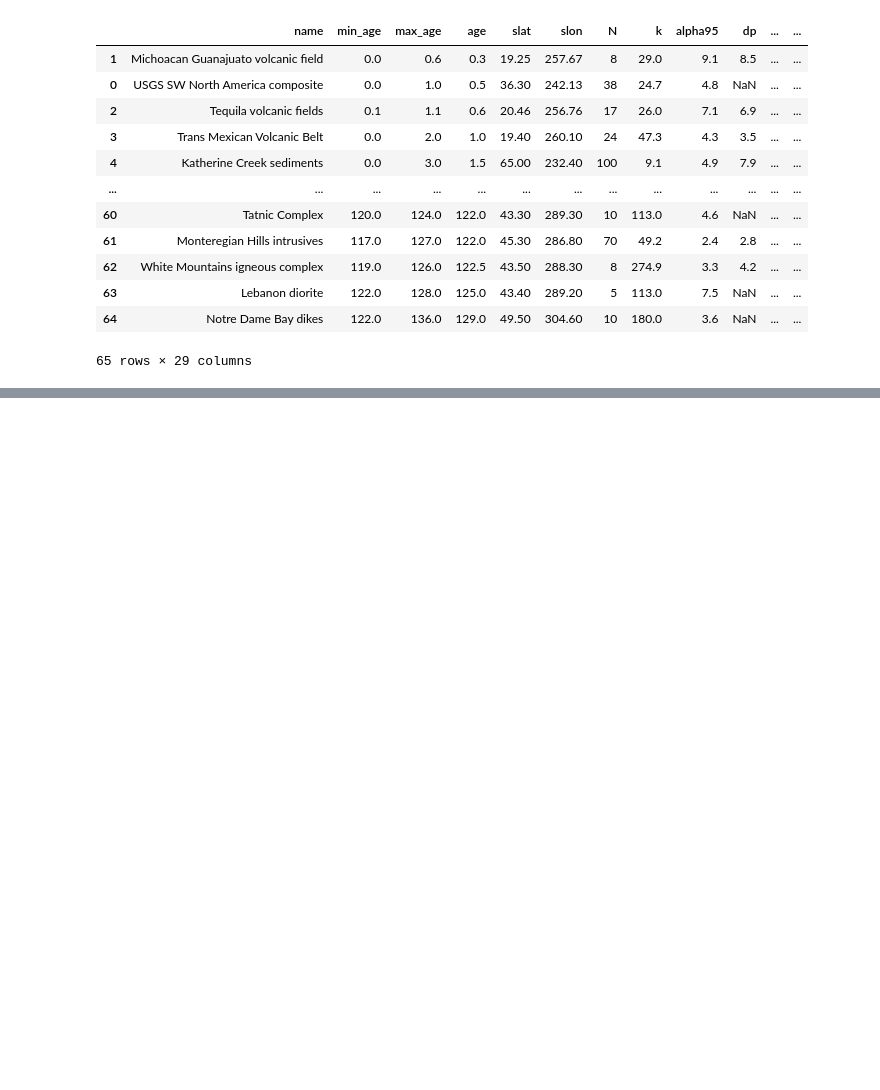
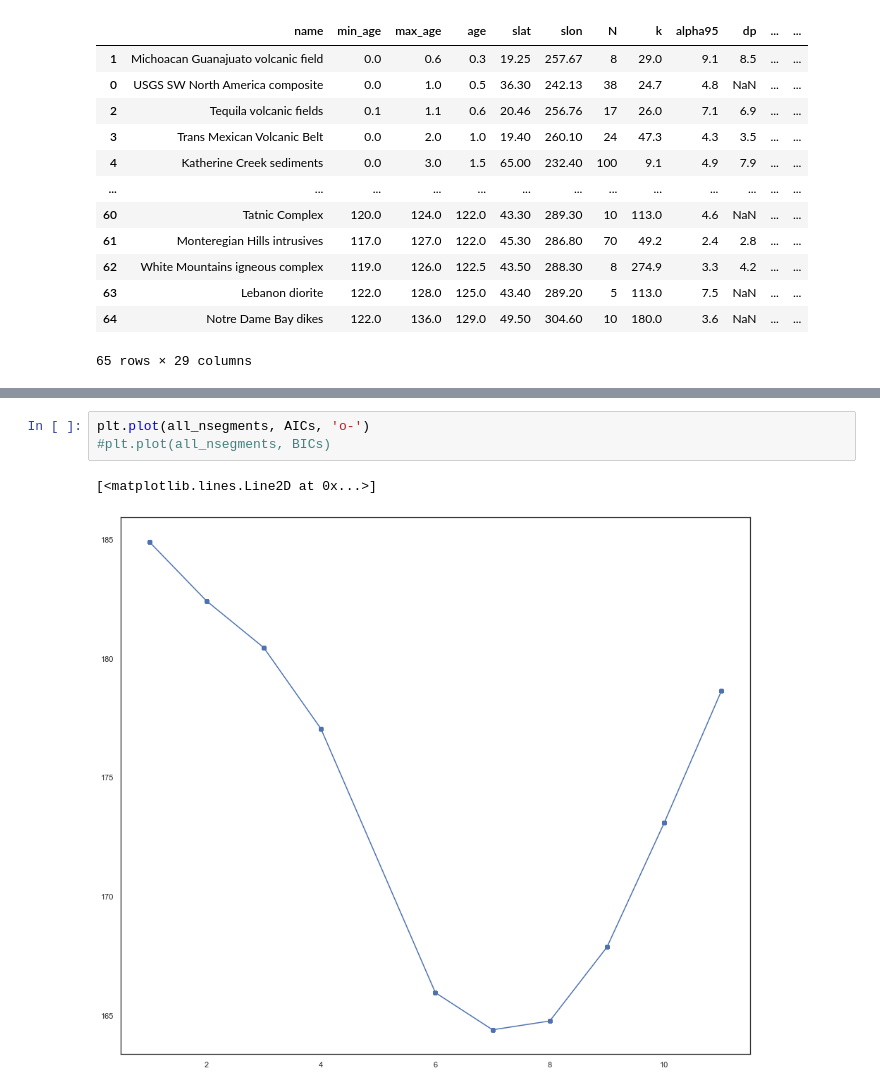
Before and after one commit to bramvaes/Young_CEED_2.0, a Jupyter notebook: NA_PEP.ipynb, the cells around one changed output, grey strips where cells are left out. Drawn from its saved outputs; the diff is of its cells as text; blank space fills up the shorter version.

```diff
--- a/NA_PEP.ipynb
+++ b/NA_PEP.ipynb
@@ -179,3 +180,9 @@ plt.imshow(Tree_df, "Greys", aspect=5)
+# %%
+plt.plot(all_nsegments, AICs, 'o-')
+#plt.plot(all_nsegments, BICs)
+# %% [output]
+[<matplotlib.lines.Line2D at 0x...>]
+[figure, added]
 # %%
 fig = plt.figure()
 ax = fig.add_subplot(1, 1, 1)
```
Also changed, not shown: parts of 11 cells of this notebook.
